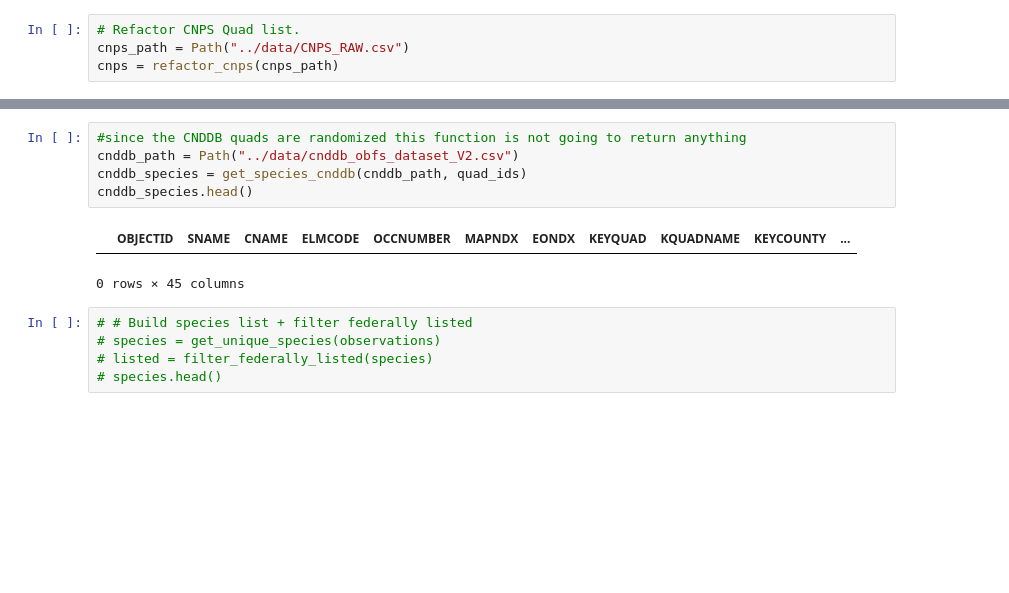
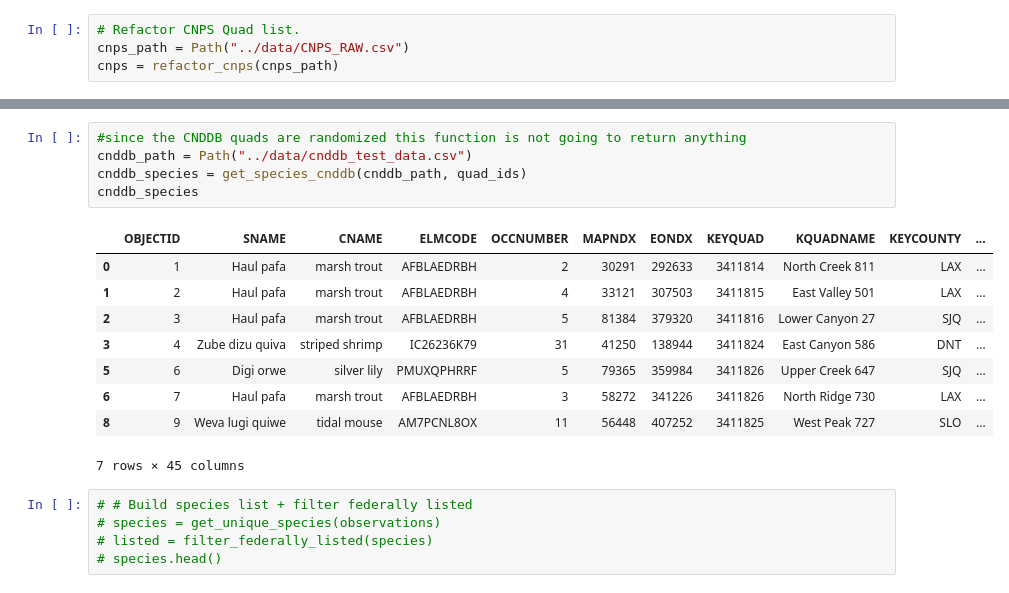
Before and after one commit to bioweavers/bioweavers-mvp, a Jupyter notebook: notebooks/demo.ipynb, the cells around one changed output, grey strips where cells are left out. Cells and saved outputs as stored; diff of their text form; blank space fills up the shorter version.

Commit message:
Creating pytest for cnddb data.

```diff
--- a/notebooks/demo.ipynb
+++ b/notebooks/demo.ipynb
@@ -81,12 +81,19 @@ cnps_species.head()
 5 rows × 49 columns
 # %%
 #since the CNDDB quads are randomized this function is not going to return anything
-cnddb_path = Path("../data/cnddb_obfs_dataset_V2.csv")
+cnddb_path = Path("../data/cnddb_test_data.csv")
 cnddb_species = get_species_cnddb(cnddb_path, quad_ids)
-cnddb_species.head()
+cnddb_species
 # %% [output]
 |  | OBJECTID | SNAME | CNAME | ELMCODE | OCCNUMBER | MAPNDX | EONDX | KEYQUAD | KQUADNAME | KEYCOUNTY | ... |
+| 0 | 1 | Haul pafa | marsh trout | AFBLAEDRBH | 2 | 30291 | 292633 | 3411814 | North Creek 811 | LAX | ... |
+| 1 | 2 | Haul pafa | marsh trout | AFBLAEDRBH | 4 | 33121 | 307503 | 3411815 | East Valley 501 | LAX | ... |
+| 2 | 3 | Haul pafa | marsh trout | AFBLAEDRBH | 5 | 81384 | 379320 | 3411816 | Lower Canyon 27 | SJQ | ... |
+| 3 | 4 | Zube dizu quiva | striped shrimp | IC26236K79 | 31 | 41250 | 138944 | 3411824 | East Canyon 586 | DNT | ... |
+| 5 | 6 | Digi orwe | silver lily | PMUXQPHRRF | 5 | 79365 | 359984 | 3411826 | Upper Creek 647 | SJQ | ... |
+| 6 | 7 | Haul pafa | marsh trout | AFBLAEDRBH | 3 | 58272 | 341226 | 3411826 | North Ridge 730 | LAX | ... |
+| 8 | 9 | Weva lugi quiwe | tidal mouse | AM7PCNL8OX | 11 | 56448 | 407252 | 3411825 | West Peak 727 | SLO | ... |
-0 rows × 45 columns
+7 rows × 45 columns
 # %%
 # # Build species list + filter federally listed
 # species = get_unique_species(observations)
```
Also changed, not shown: parts of 2 cells of this notebook, 5 other files.
